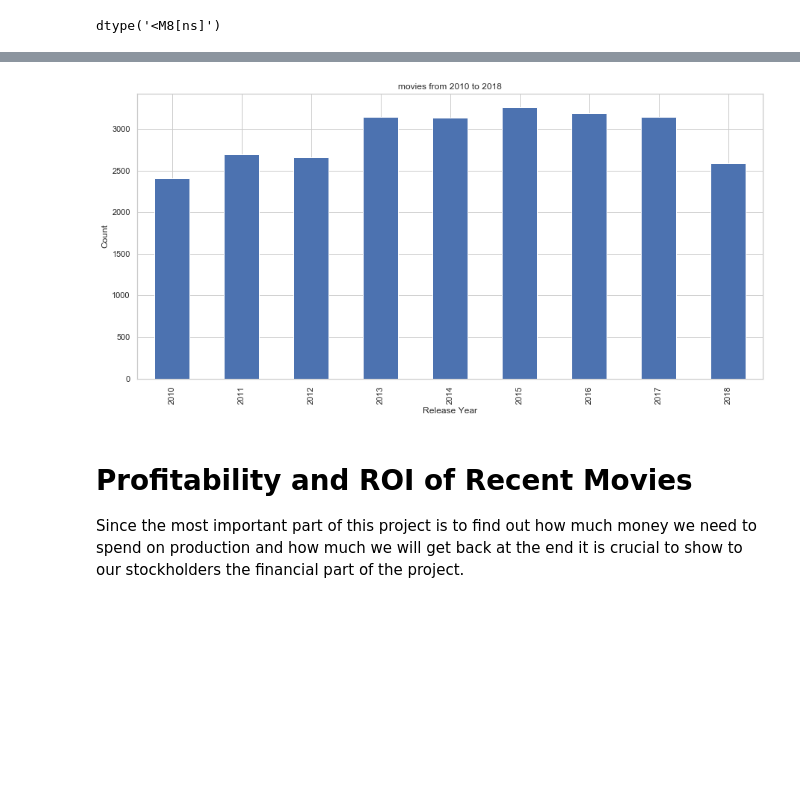
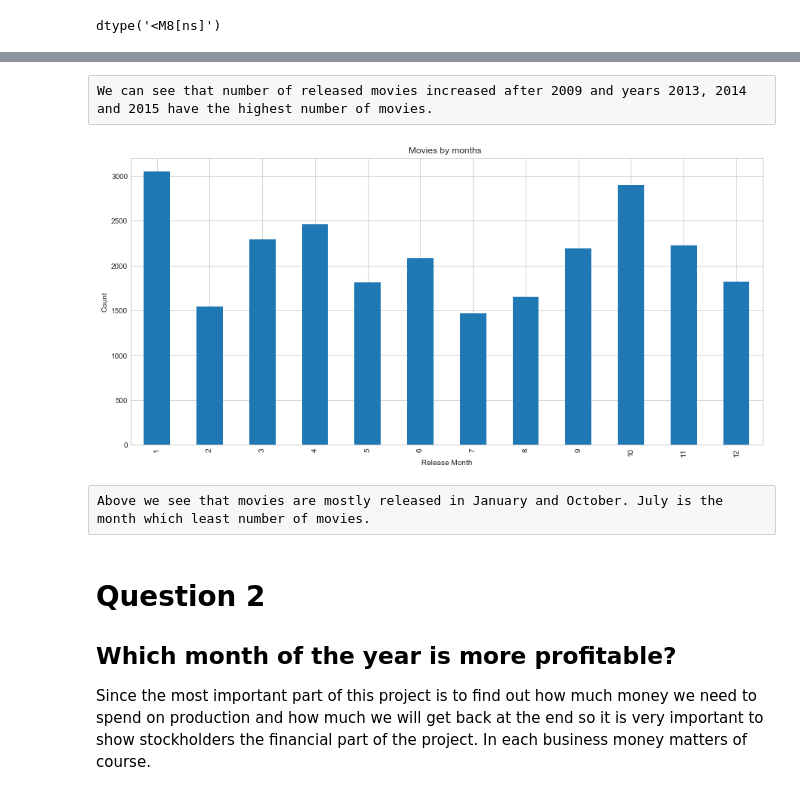
Before and after one commit to kristinepetrosyan/IMDB-analysis, a Jupyter notebook: student.ipynb, the cells around one changed output, grey strips where cells are left out. Saved outputs shown, nothing was run; the diff lists cells and outputs as text; code cells hidden in the pictures; blank space fills up the shorter version.

```diff
--- a/student.ipynb
+++ b/student.ipynb
@@ -271,0 +314,4 @@ df_popularity.isna()
+# %%
+# Dropping the duplicated rows and checking for duplicates again
+df_popularity = df_popularity[~df_popularity.duplicated(subset=['id'], keep='first')]
+df_popularity[df_popularity.duplicated(subset='id')]
@@ -272,5 +338,7 @@ df_popularity.isna()
 # %%
-df_popularity['release_date'] = pd.to_datetime(df_popularity['release_date'], format='%Y-%m-%d', errors='coerce')
+# Converting the columns type to datetime
+df_popularity['release_date'] = pd.to_datetime(df_popularity['release_date'],
+                                        format='%Y-%m-%d', errors='coerce')
 df_popularity['release_date'].dtype
 # %% [output]
 dtype('<M8[ns]')
@@ -336,14 +398,22 @@ No handles with labels found to put in legend.
+# %% [raw]
+We can see that number of released movies increased after 2009 and years 2013, 2014 and 2015 have the highest number of movies.
 # %%
+# Showing distribution of movies by months
 
 fig, ax = plt.subplots(figsize=(15,7))
-df_popularity[(df_popularity["release_year"] >= 2010) & (df_popularity["release_year"] < 2019)
-].groupby("release_year")['id'].count().plot.bar(ax=ax)
-ax.set_xlabel('Release Year')
+df_popularity.groupby('release_month')['id'].count().plot.bar()
+ax.set_xlabel('Release Month')
 ax.set_ylabel('Count')
-ax.set_title('movies from 2010 to 2018')
+ax.set_title('Movies by months ')
 plt.show()
 # %% [output]
-[figure, old version]
+[figure, new version]
+# %% [raw]
+Above we see that movies are mostly released in January and October. July is the month which least number of movies.
 # %% [markdown]
-# Profitability and ROI of Recent Movies
-Since the most important part of this project is to find out how much money we need to spend on production and how much we will get back at the end it is crucial to show to our stockholders the financial part of the project.
+# Question 2
+
+## Which month of the year is more profitable?
+
+Since the most important part of this project is to find out how much money we need to spend on production and how much we will get back at the end so it is very important to show stockholders the financial part of the project.
+In each business money matters of course.
```
Also changed, not shown: parts of 149 cells of this notebook, 26 other files.
